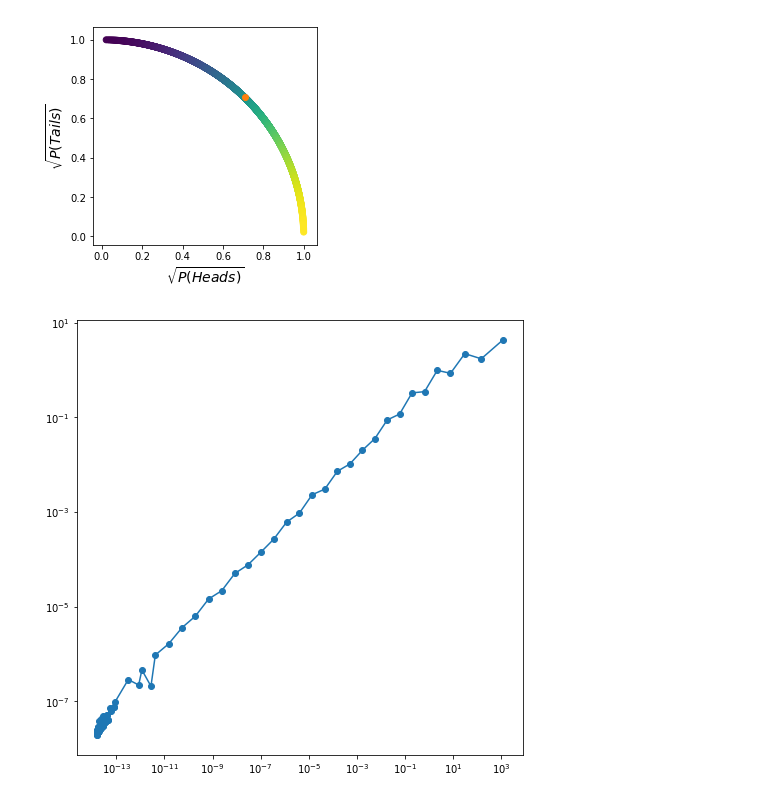
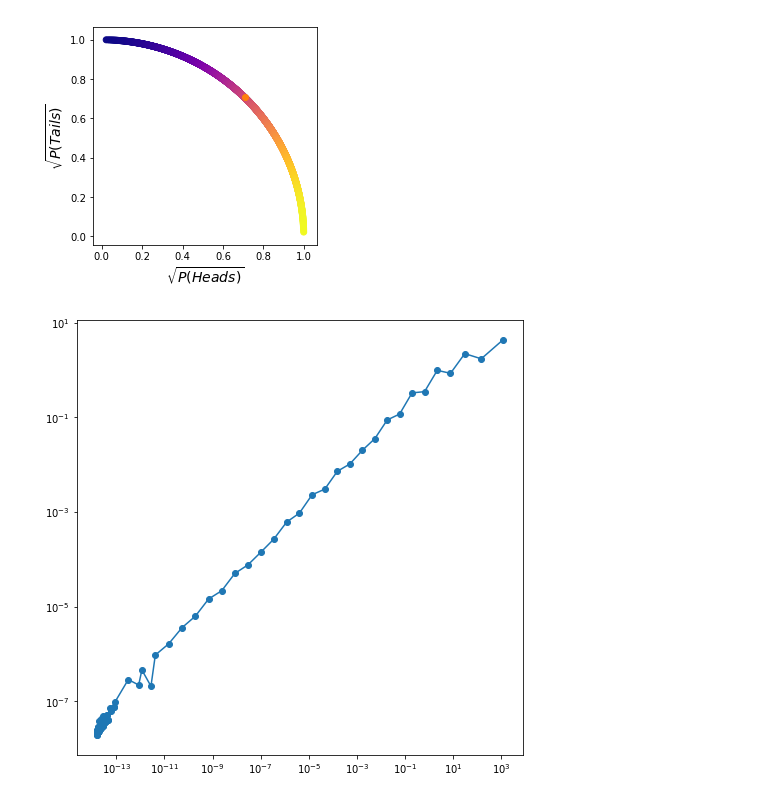
Before and after one commit to katnquinn/1Spin, a Jupyter notebook: Coin Toss-Copy1.ipynb, the cells around one changed output. Cells and saved outputs as stored; diff of their text form; code cells hidden in the pictures.

```diff
--- a/Coin Toss-Copy1.ipynb
+++ b/Coin Toss-Copy1.ipynb
@@ -108,18 +108,18 @@ idx = math.floor(len(probs)/2)
 # %%
 plt.figure(figsize=(4,4))
 
-plt.scatter(np.sqrt(probs),np.sqrt(1-probs),c=probs)
+plt.scatter(np.sqrt(probs),np.sqrt(1-probs),c=probs,cmap='plasma')
 
 plt.scatter([np.sqrt(probs[idx])],[np.sqrt(1-probs[idx])],c='C1')
 
 plt.xlabel(r'$\sqrt{P(Heads)}$',fontsize=14)
 plt.ylabel(r'$\sqrt{P(Tails)}$',fontsize=14)
 
 #plt.title('Rigged Coin Toss',fontsize=16)
 
 plt.show()
 # %% [output]
-[figure, old version]
+[figure, new version]
 # %%
 DDT = [[-4*np.log(np.cos(np.arccos(np.sqrt(p1)) - np.arccos(np.sqrt(p2)))) for p1 in probs] for p2 in probs]
 sums = [sum(row)/len(probs) for row in DDT]
```
Also changed, not shown: parts of 4 cells of this notebook.
